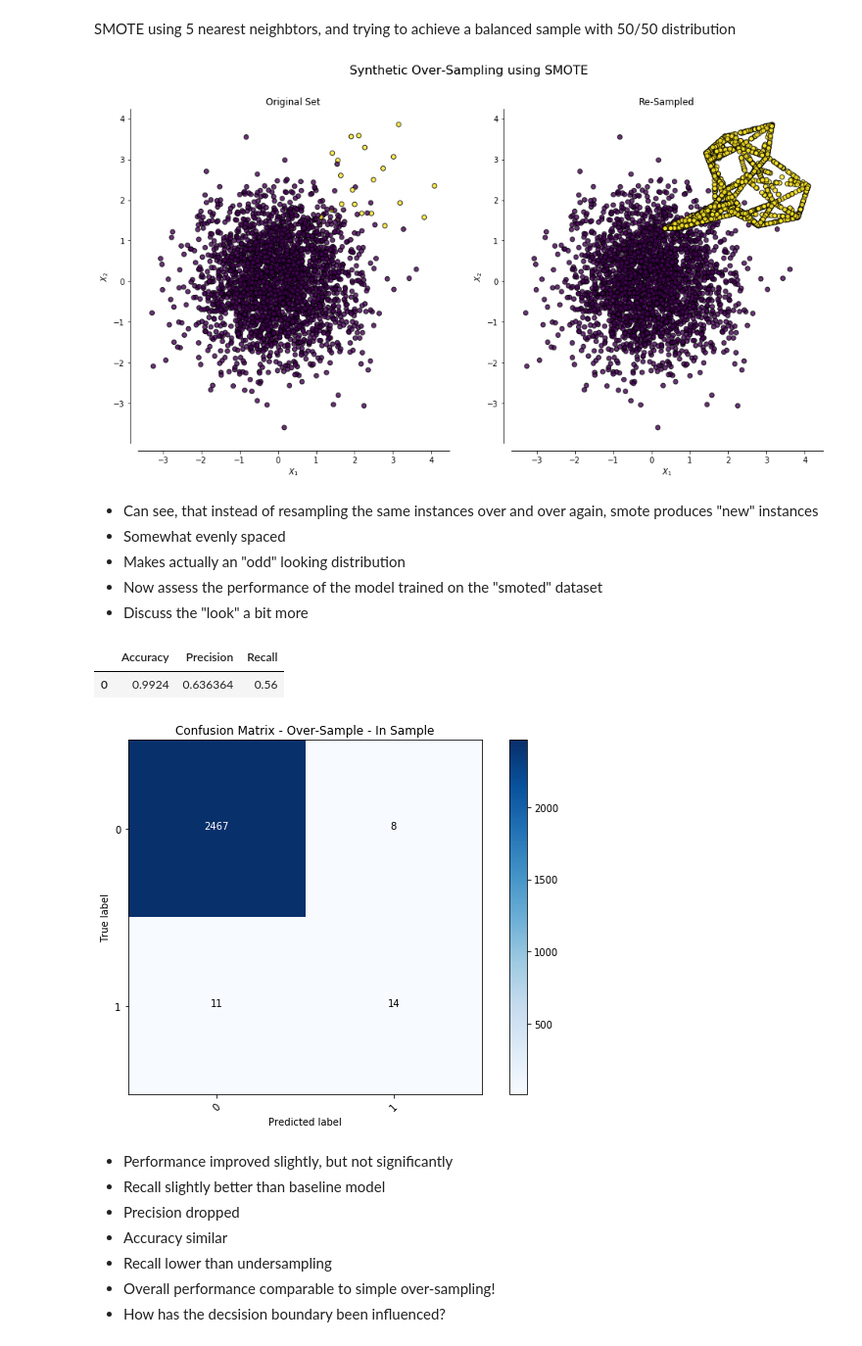
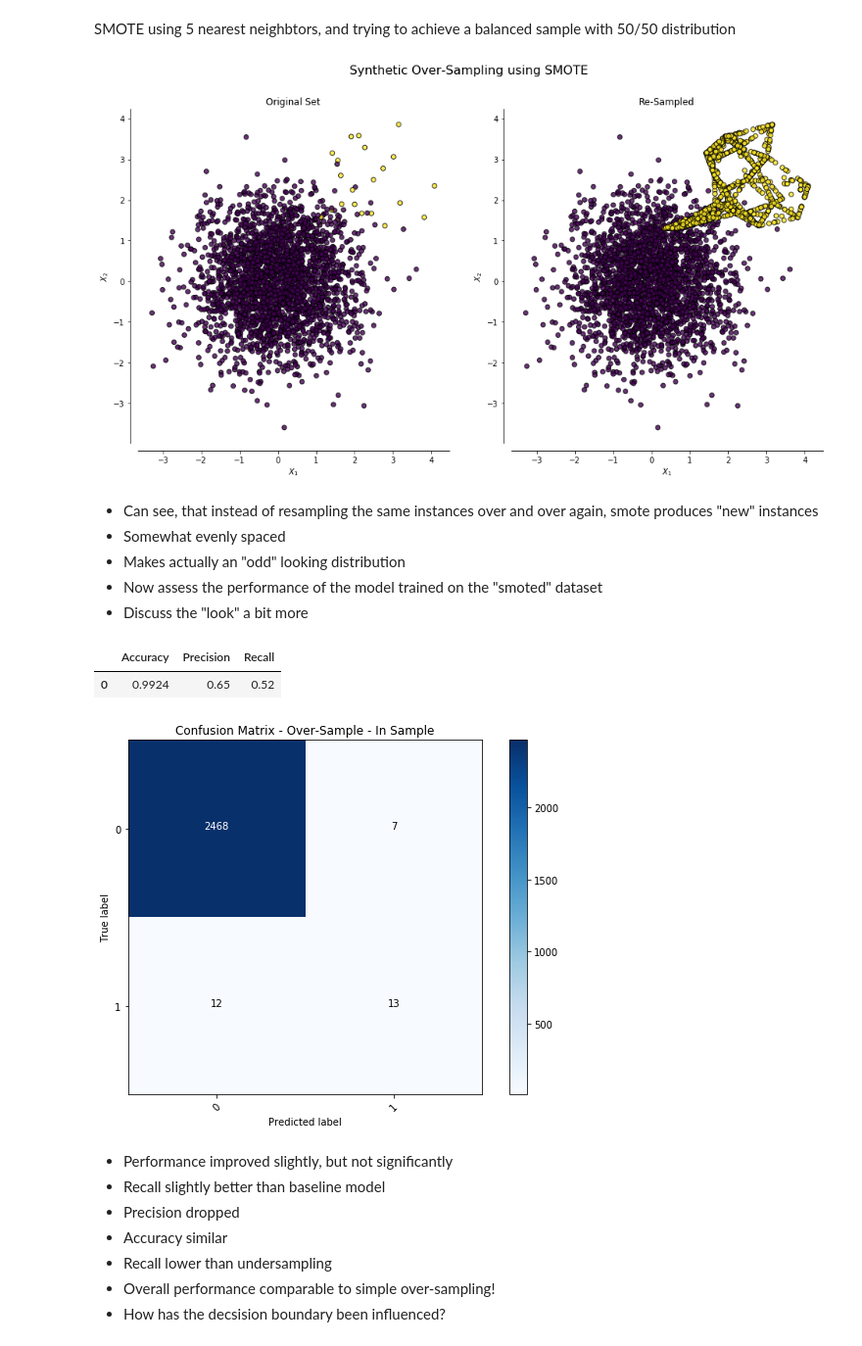
Before and after one commit to fadamDS/201810_Statistical_Modelling, a Jupyter notebook: scripts/20181127_Sampling_Methods_Code.ipynb, the cells around one changed output. Shown at 98% size. Saved outputs shown, nothing was run; the diff lists cells and outputs as text; code cells hidden in the pictures.

```diff
--- a/scripts/20181127_Sampling_Methods_Code.ipynb
+++ b/scripts/20181127_Sampling_Methods_Code.ipynb
@@ -832,14 +788,14 @@ SMOTE using 5 nearest neighbtors, and trying to achieve a balanced sample with 5
 # %%
 from imblearn.over_sampling import SMOTE
 
-smote = SMOTE(k_neighbors=5 ,sampling_strategy= 1, random_state= 0)
+smote = SMOTE(k_neighbors=5 ,sampling_strategy= 0.5, random_state= 0)
 
 # Use smote to resample
 X_train_smote, y_train_smote = smote.fit_resample(X_train,y_train)
 
 plot_resample(X_train,y_train, X_train_smote,y_train_smote, title='Synthetic Over-Sampling using SMOTE')
 # %% [output]
-[figure, old version]
+[figure, new version]
 # %% [markdown]
 - Can see, that instead of resampling the same instances over and over again, smote produces "new" instances
 - Somewhat evenly spaced
@@ -869,7 +825,7 @@ plot_confusion(cnf_matrix, title= 'Confusion Matrix - Over-Sample - In Sample',
 score_model(y_test,smote_pred)
 # %% [output]
 |  | Accuracy | Precision | Recall |
-| 0 | 0.9924 | 0.636364 | 0.56 |
+| 0 | 0.9924 | 0.65 | 0.52 |
 [figure]
 # %% [markdown]
 - Performance improved slightly, but not significantly
```
Also changed, not shown: parts of 35 cells of this notebook.
